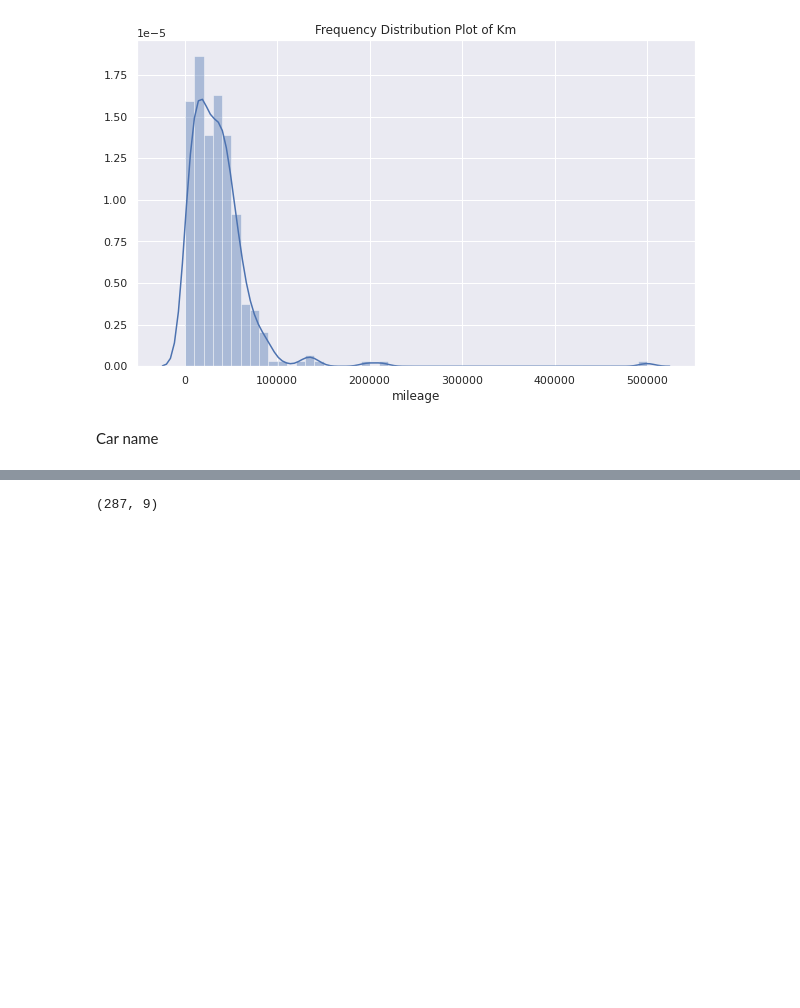
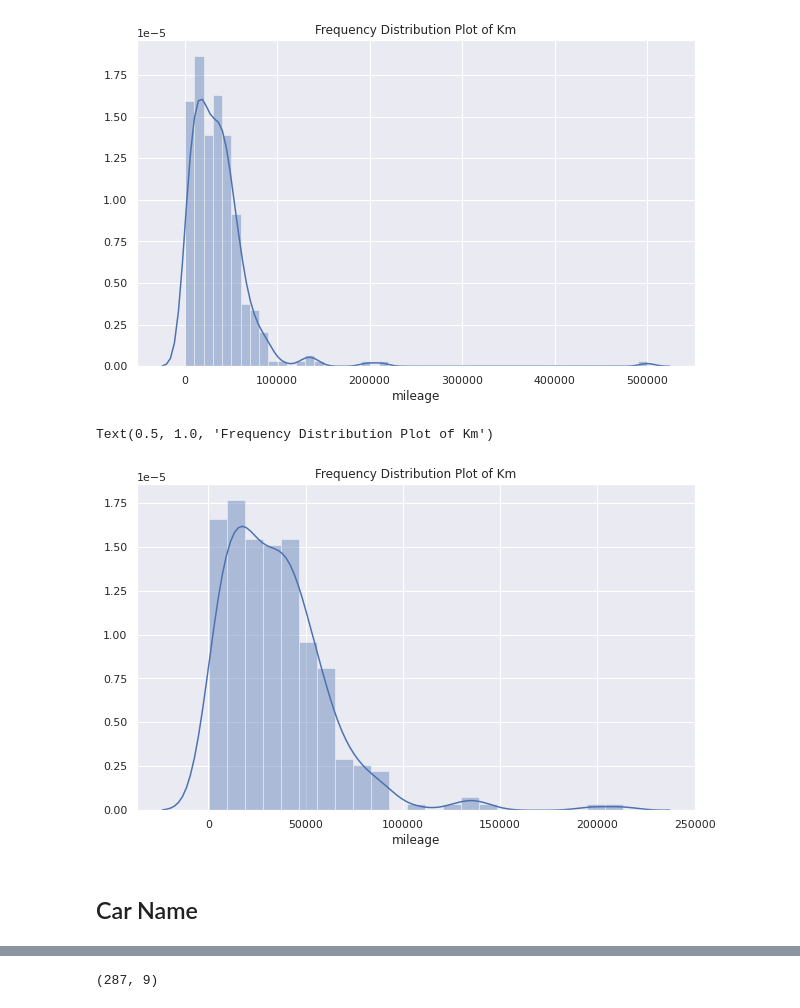
Before and after one commit to HebahAlshamlan/CITC_Task, a Jupyter notebook: CITC_Task.ipynb, the cells around one changed output, grey strips where cells are left out. Saved outputs shown, nothing was run; the diff lists cells and outputs as text; code cells hidden in the pictures; blank space fills up the shorter version.

```diff
--- a/CITC_Task.ipynb
+++ b/CITC_Task.ipynb
@@ -231,5 +224,3 @@ sns.distplot(k).set_title('Frequency Distribution Plot of Km')
 # %% [output]
 Text(0.5, 1.0, 'Frequency Distribution Plot of Km')
 [figure]
-# %% [markdown]
-Car name
@@ -235,0 +229,9 @@ Car name
+# %%
+k = dataset.mileage
+plt.figure(figsize=(10,6))
+sns.distplot(k).set_title('Frequency Distribution Plot of Km')
+# %% [output]
+Text(0.5, 1.0, 'Frequency Distribution Plot of Km')
+[figure, added]
+# %% [markdown]
+## Car Name
```
Also changed, not shown: parts of 71 cells of this notebook.
